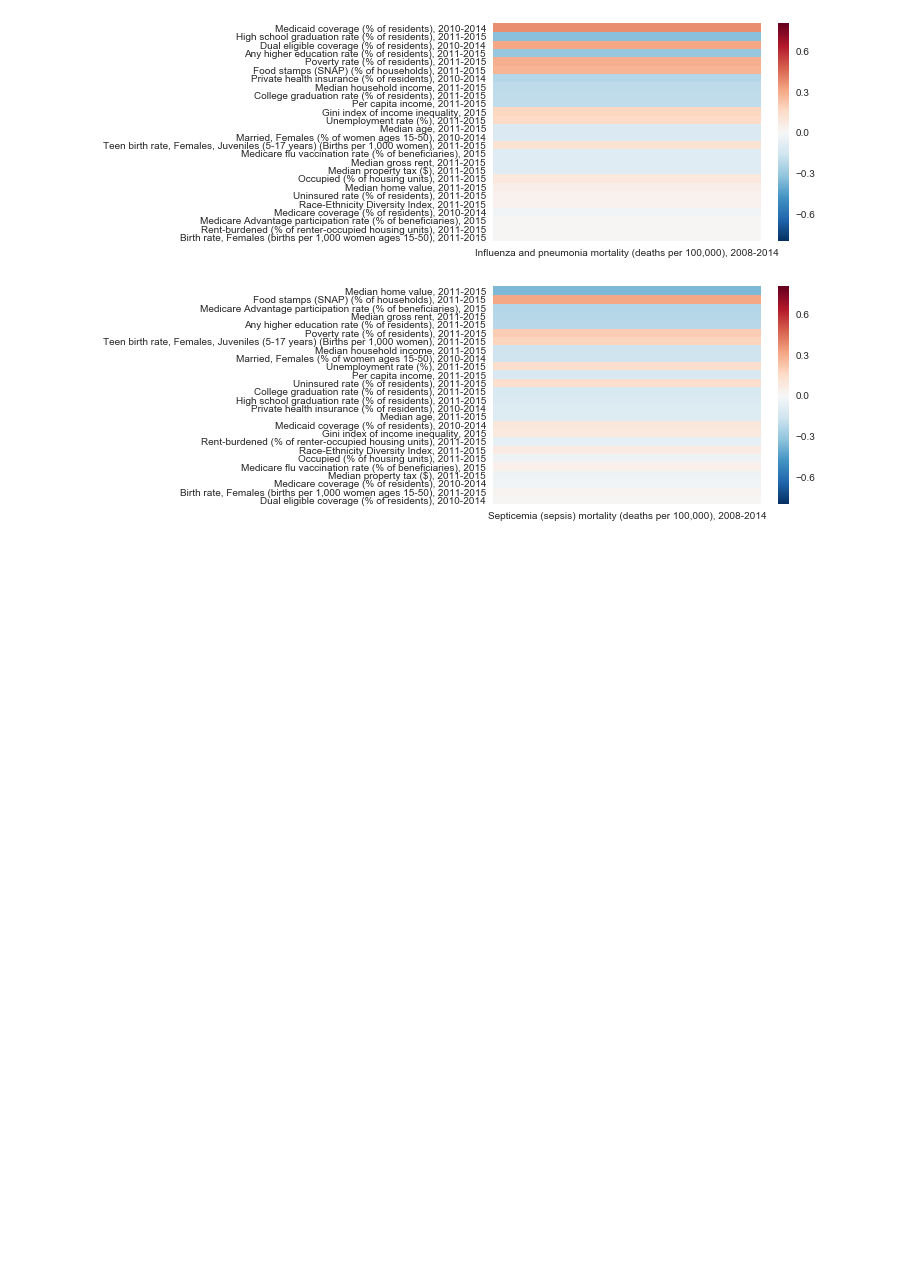
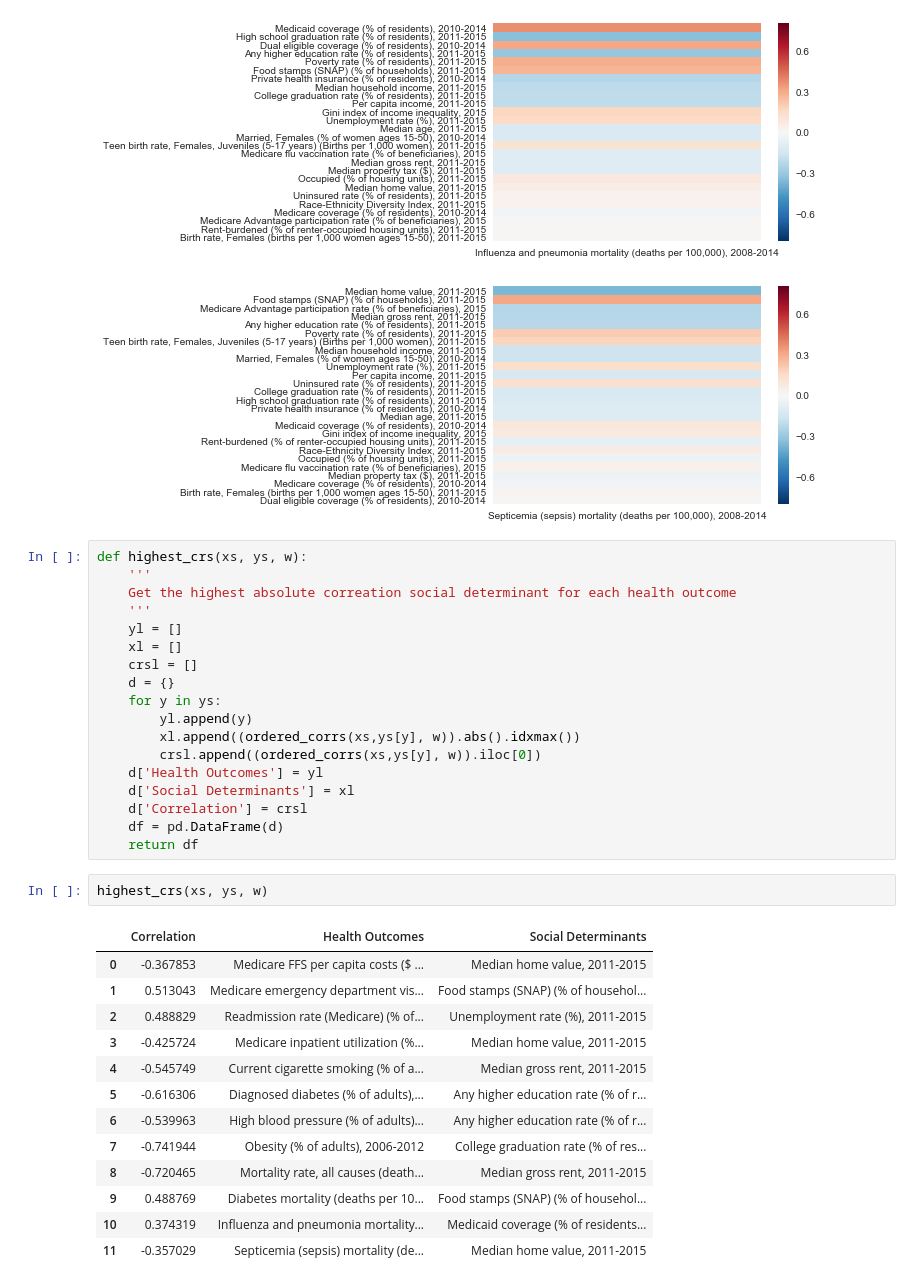
Before and after one commit to PresenceHealth/correlations, a Jupyter notebook: Weighted Correlations.ipynb, the cells around one changed output. Cells and saved outputs as stored; diff of their text form; blank space fills up the shorter version.

```diff
--- a/Weighted Correlations.ipynb
+++ b/Weighted Correlations.ipynb
@@ -151,3 +151,37 @@ for y in ys:
 [figure]
 [figure]
 [figure]
+# %%
+def highest_crs(xs, ys, w):
+    '''
+    Get the highest absolute correation social determinant for each health outcome
+    '''
+    yl = []
+    xl = []
+    crsl = []
+    d = {}
+    for y in ys:
+        yl.append(y)
+        xl.append((ordered_corrs(xs,ys[y], w)).abs().idxmax())
+        crsl.append((ordered_corrs(xs,ys[y], w)).iloc[0])
+    d['Health Outcomes'] = yl
+    d['Social Determinants'] = xl
+    d['Correlation'] = crsl
+    df = pd.DataFrame(d)
+    return df
+# %%
+highest_crs(xs, ys, w)
+# %% [output]
+|  | Correlation | Health Outcomes | Social Determinants |
+| 0 | -0.367853 | Medicare FFS per capita costs ($ ... | Median home value, 2011-2015 |
+| 1 | 0.513043 | Medicare emergency department vis... | Food stamps (SNAP) (% of househol... |
+| 2 | 0.488829 | Readmission rate (Medicare) (% of... | Unemployment rate (%), 2011-2015 |
+| 3 | -0.425724 | Medicare inpatient utilization (%... | Median home value, 2011-2015 |
+| 4 | -0.545749 | Current cigarette smoking (% of a... | Median gross rent, 2011-2015 |
+| 5 | -0.616306 | Diagnosed diabetes (% of adults),... | Any higher education rate (% of r... |
+| 6 | -0.539963 | High blood pressure (% of adults)... | Any higher education rate (% of r... |
+| 7 | -0.741944 | Obesity (% of adults), 2006-2012 | College graduation rate (% of res... |
+| 8 | -0.720465 | Mortality rate, all causes (death... | Median gross rent, 2011-2015 |
+| 9 | 0.488769 | Diabetes mortality (deaths per 10... | Food stamps (SNAP) (% of househol... |
+| 10 | 0.374319 | Influenza and pneumonia mortality... | Medicaid coverage (% of residents... |
+| 11 | -0.357029 | Septicemia (sepsis) mortality (de... | Median home value, 2011-2015 |
```
Also changed, not shown: parts of 2 cells of this notebook.
